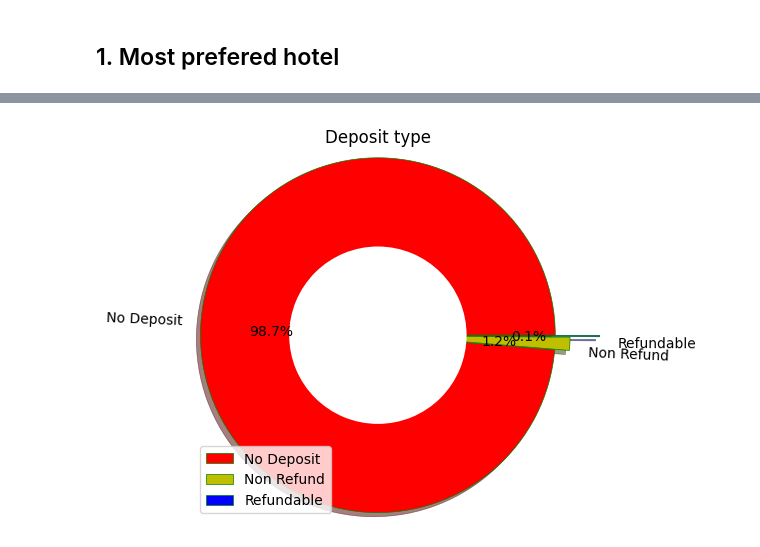
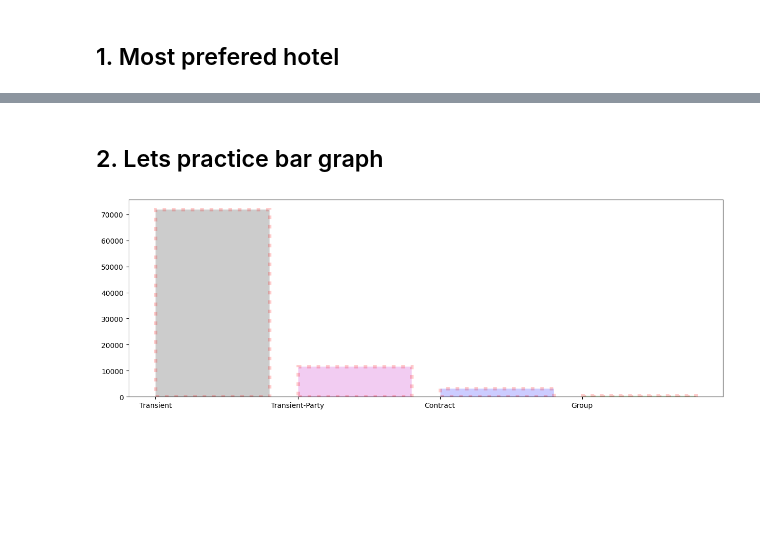
Before and after one commit to dil150898/Airbnb-EDA, a Jupyter notebook: Hotel_Booking_Analysis_Capstone_Project.ipynb, the cells around one changed output, grey strips where cells are left out. Cells and saved outputs as stored; diff of their text form; code cells hidden in the pictures; blank space fills up the shorter version.

Commit message:
bar graph practice

```diff
--- a/Hotel_Booking_Analysis_Capstone_Project.ipynb
+++ b/Hotel_Booking_Analysis_Capstone_Project.ipynb
@@ -275,8 +270,8 @@ deposit_type.rename(columns = {"index" : "Deposit Type" , "deposit_type" : "coun
 exp = (0.0 , 0.1 , 0.3)
 plt.pie(deposit_type["count"] , labels = deposit_type["Deposit Type"] , shadow = True , wedgeprops = {'linewidth' : 0.5 , 'edgecolor' : 'g'} , colors = ['r' , 'y' , 'b'] , autopct = '%0.1f%%' , rotatelabels = True , radius = 1.2 ,explode = exp)
 plt.pie([1] , colors = 'w' , radius = 0.6)
-plt.title('Deposit type')
+plt.title('Deposit type' , fontsize=13)
 plt.legend(loc = 3)
 plt.show()
-# %% [output]
-[figure, removed]
+# %% [markdown]
+## 2. Lets practice bar graph
@@ -282,0 +287,15 @@ plt.show()
+# %%
+Customer_types = df.customer_type.value_counts().reset_index()
+Customer_types.rename(columns = {"index" : "type" , "customer_type" : "total_count"} , inplace = True)
+color = ['k' , 'm' , 'b' , 'g']
+fig = plt.figure(figsize =(15, 5))
+plt.bar(Customer_types['type'] , Customer_types['total_count'] , color = color , align = 'edge' , edgecolor = 'r' , linewidth = 5 , linestyle = ':' , alpha = 0.2 ,
+        label = 'legend' , )
+plt.legend = ()
+
+plt.xlabel = (' types')
+plt.ylabel = ('count')
+plt.title = (' general count')
+plt.show()
+# %% [output]
+[figure, added]
```
Also changed, not shown: parts of 8 cells of this notebook.
